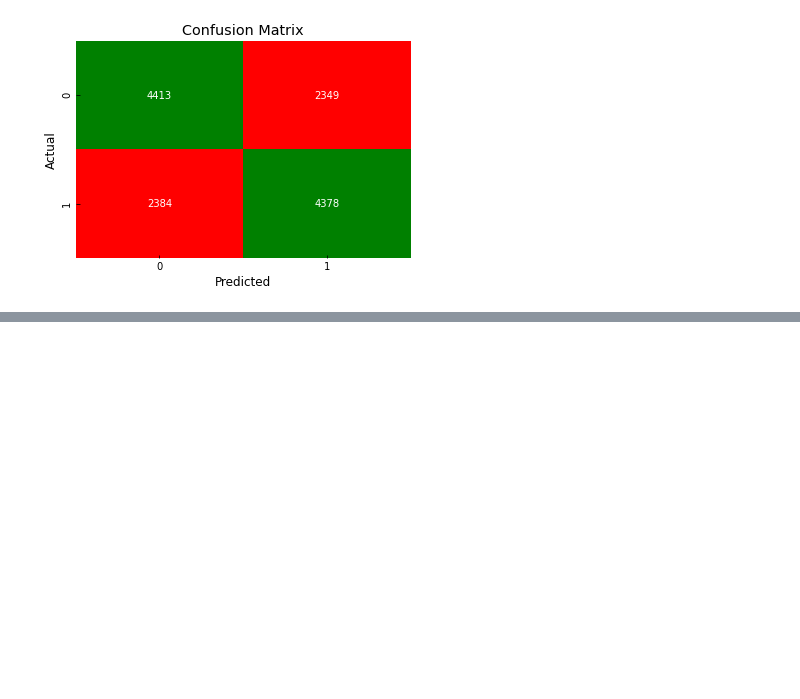
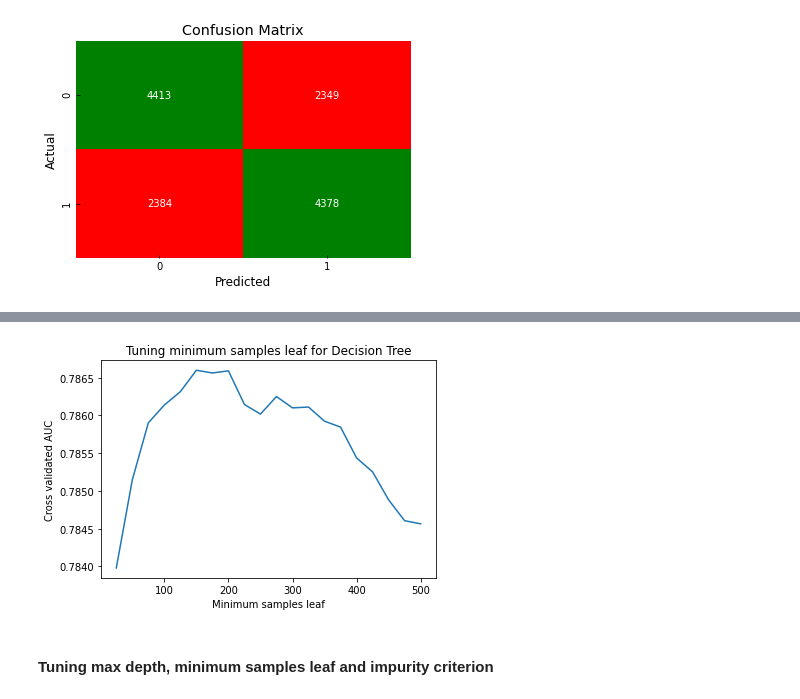
Before and after one commit to jackbustertann/cardiovascular_disease_detection, a Jupyter notebook: index.ipynb, the cells around one changed output, grey strips where cells are left out. Cells and saved outputs as stored; diff of their text form; code cells hidden in the pictures; blank space fills up the shorter version.

```diff
--- a/index.ipynb
+++ b/index.ipynb
@@ -398,0 +443,16 @@ custom_confusion_matrix(y_test, y_test_hat)
+# %%
+samples = range(25,525,25)
+scores = []
+for sample in samples:
+    tree = DecisionTreeClassifier(min_samples_leaf = sample)
+    score = np.mean(cross_val_score(tree, X_train_binned, y_train, scoring = 'roc_auc', cv = 5))
+    scores.append(score)
+# %%
+plt.plot(samples, scores)
+plt.title('Tuning minimum samples leaf for Decision Tree')
+plt.xlabel('Minimum samples leaf')
+plt.ylabel('Cross validated AUC');
+# %% [output]
+[figure, added]
+# %% [markdown]
+#### Tuning max depth, minimum samples leaf and impurity criterion
```
Also changed, not shown: parts of 33 cells of this notebook.
